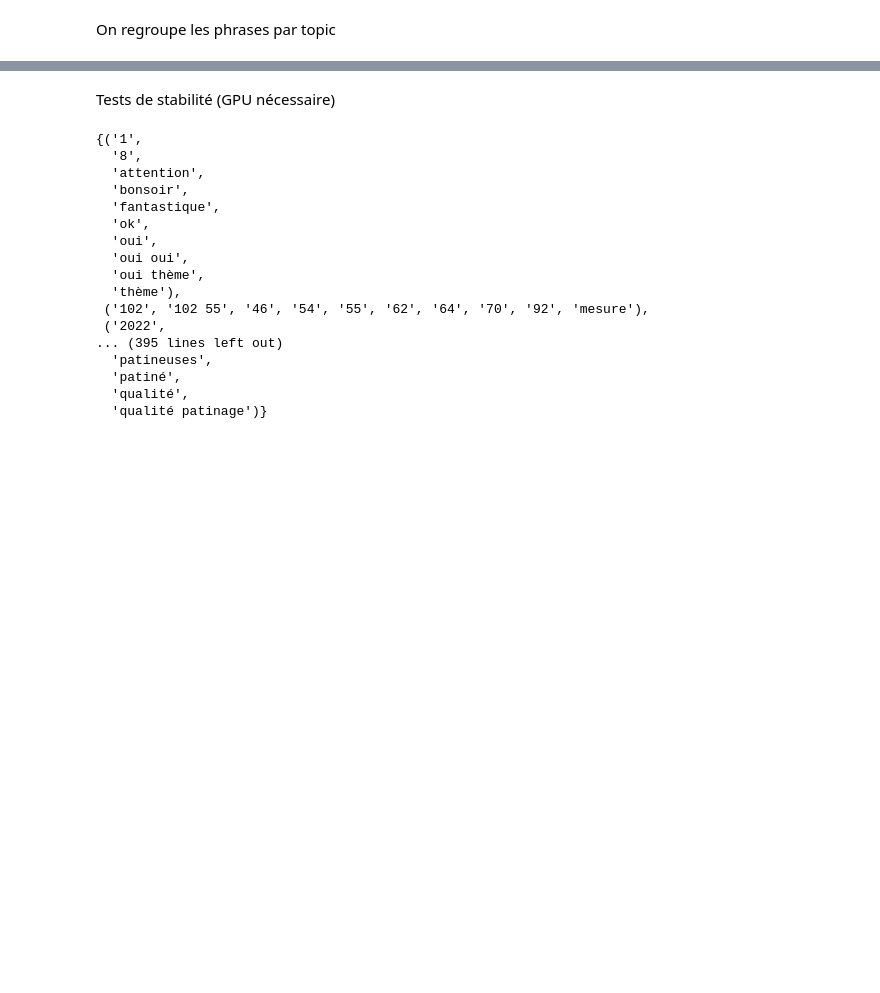
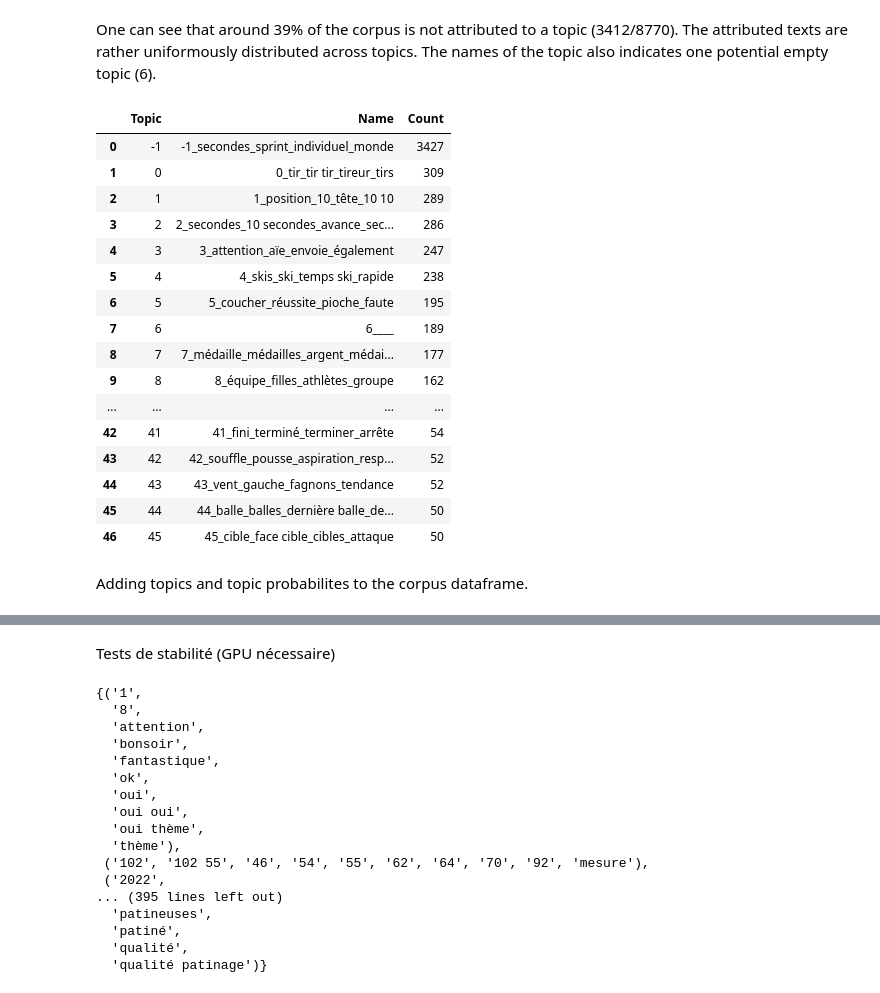
Before and after one commit to lucas-cumunel/PESSD-GBOGC, a Jupyter notebook: topic_modeling.ipynb, the cells around one changed output, grey strips where cells are left out. Cells and saved outputs as stored; diff of their text form; code cells hidden in the pictures; blank space fills up the shorter version.

```diff
--- a/topic_modeling.ipynb
+++ b/topic_modeling.ipynb
@@ -204,2 +186,25 @@ Notes:
+# %% [markdown]
+One can see that around 39% of the corpus is not attributed to a topic (3412/8770). The attributed texts are rather uniformously distributed across topics.
+The names of the topic also indicates one potential empty topic (6).
+# %%
+topic_model.get_topic_info()[["Topic", "Name","Count"]]
+# %% [output]
+|  | Topic | Name | Count |
+| 0 | -1 | -1_secondes_sprint_individuel_monde | 3427 |
+| 1 | 0 | 0_tir_tir tir_tireur_tirs | 309 |
+| 2 | 1 | 1_position_10_tête_10 10 | 289 |
+| 3 | 2 | 2_secondes_10 secondes_avance_sec... | 286 |
+| 4 | 3 | 3_attention_aïe_envoie_également | 247 |
+| 5 | 4 | 4_skis_ski_temps ski_rapide | 238 |
+| 6 | 5 | 5_coucher_réussite_pioche_faute | 195 |
+| 7 | 6 | 6____ | 189 |
+| 8 | 7 | 7_médaille_médailles_argent_médai... | 177 |
+| 9 | 8 | 8_équipe_filles_athlètes_groupe | 162 |
+| ... | ... | ... | ... |
+| 42 | 41 | 41_fini_terminé_terminer_arrête | 54 |
+| 43 | 42 | 42_souffle_pousse_aspiration_resp... | 52 |
+| 44 | 43 | 43_vent_gauche_fagnons_tendance | 52 |
+| 45 | 44 | 44_balle_balles_dernière balle_de... | 50 |
+| 46 | 45 | 45_cible_face cible_cibles_attaque | 50 |
 # %% [markdown]
-On regroupe les phrases par topic
+Adding topics and topic probabilites to the corpus dataframe.
```
Also changed, not shown: parts of 28 cells of this notebook.
